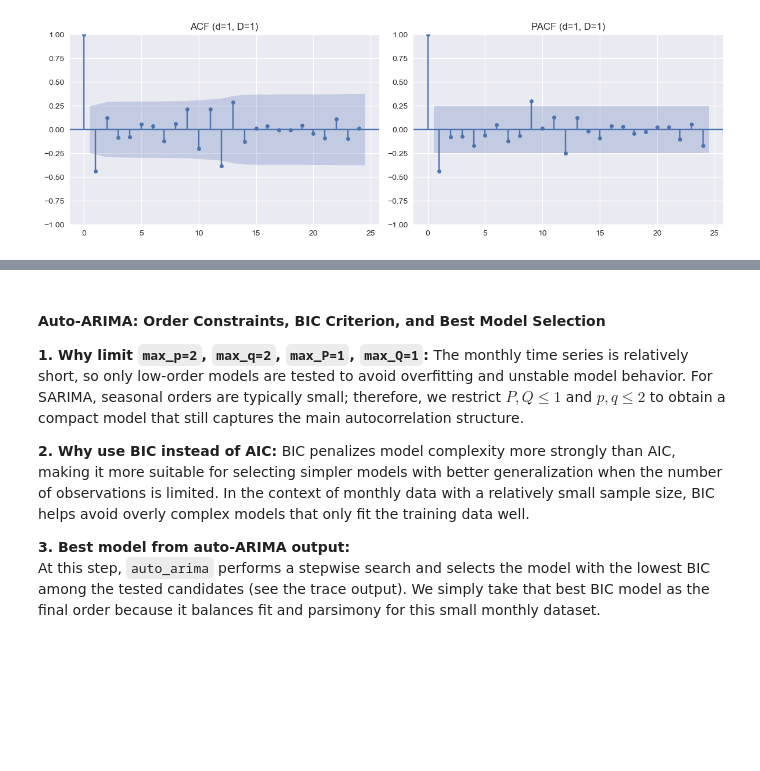
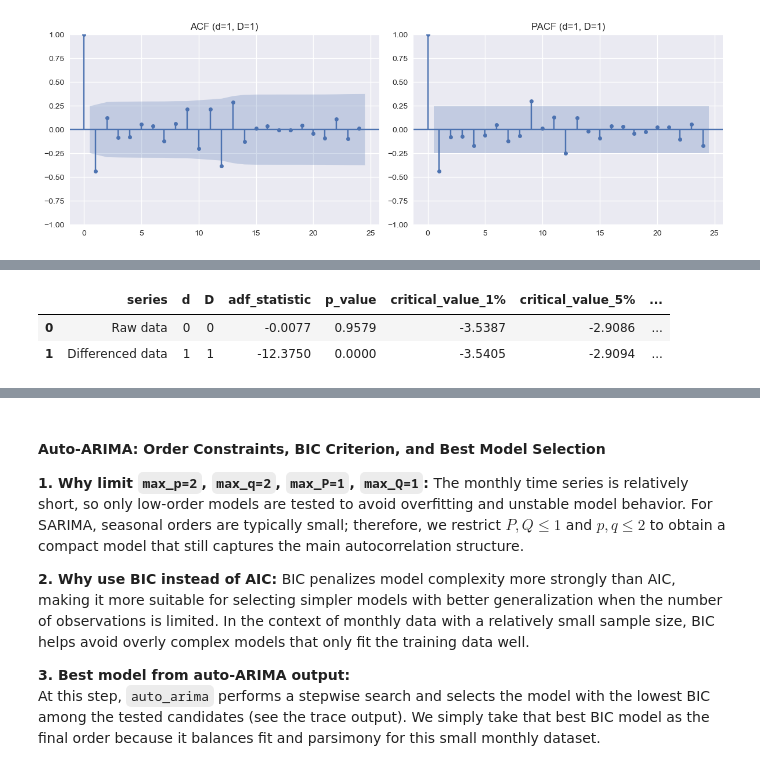
Before and after one commit to HoangPhuc-999/Forecasting-China-EV-Sales, a Jupyter notebook: Notebooks/02_Time_Series_Modeling.ipynb, the cells around one changed output, grey strips where cells are left out. Cells and saved outputs as stored; diff of their text form; code cells hidden in the pictures; blank space fills up the shorter version.

```diff
--- a/Notebooks/02_Time_Series_Modeling.ipynb
+++ b/Notebooks/02_Time_Series_Modeling.ipynb
@@ -155,0 +137,39 @@ Looking at the table, the combination with the smallest p-value is $(d,D)=(1,1)$
+# %%
+# ADF test results table: Raw data (d=0, D=0) vs Differenced data (d=1, D=1)
+adf_rows = []
+
+series_specs = [
+    ("Raw data", 0, 0),
+    ("Differenced data", 1, 1),
+]
+
+for label, d_val, D_val in series_specs:
+    srs = y.copy()
+    if d_val > 0:
+        srs = srs.diff(d_val)
+    if D_val > 0:
+        srs = srs.diff(seasonal_period)
+    srs = srs.dropna()
+
+    res = adfuller(srs, autolag="AIC")
+    crit = res[4]
+
+    adf_rows.append(
+        {
+            "series": label,
+            "d": d_val,
+            "D": D_val,
+            "adf_statistic": float(res[0]),
+            "p_value": float(res[1]),
+            "critical_value_1%": float(crit["1%"]),
+            "critical_value_5%": float(crit["5%"]),
+            "critical_value_10%": float(crit["10%"]),
+        }
+    )
+
+adf_compare_table = pd.DataFrame(adf_rows).round(4)
+adf_compare_table
+# %% [output]
+|  | series | d | D | adf_statistic | p_value | critical_value_1% | critical_value_5% | ... |
+| 0 | Raw data | 0 | 0 | -0.0077 | 0.9579 | -3.5387 | -2.9086 | ... |
+| 1 | Differenced data | 1 | 1 | -12.3750 | 0.0000 | -3.5405 | -2.9094 | ... |
```
Also changed, not shown: parts of 16 cells of this notebook.
